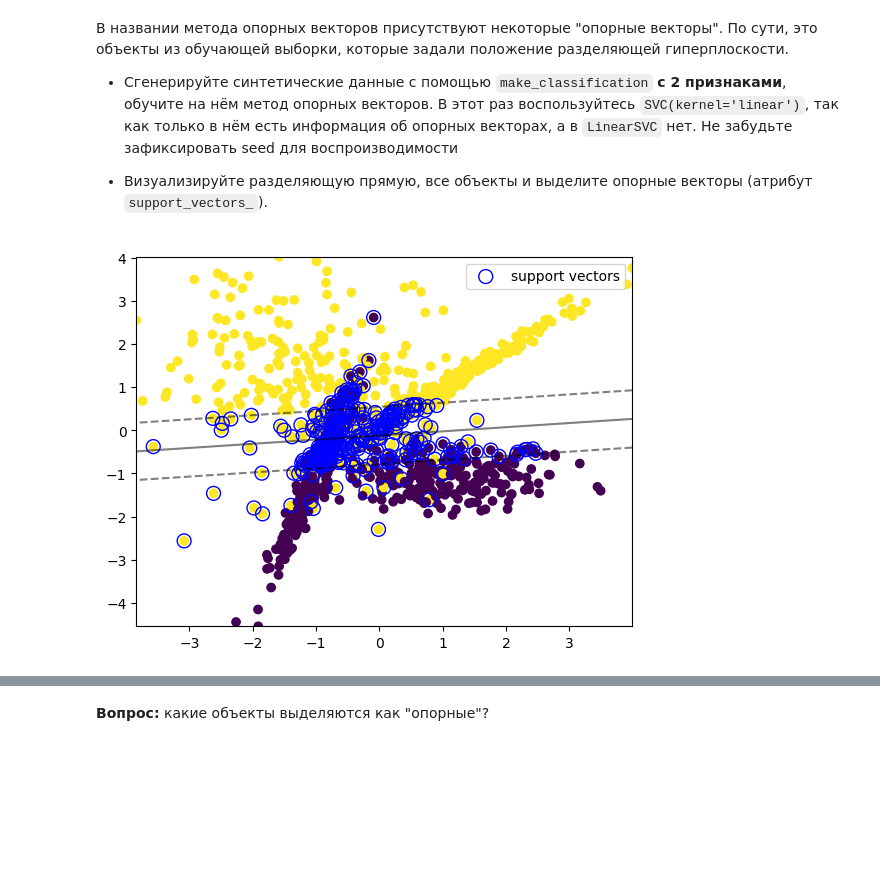
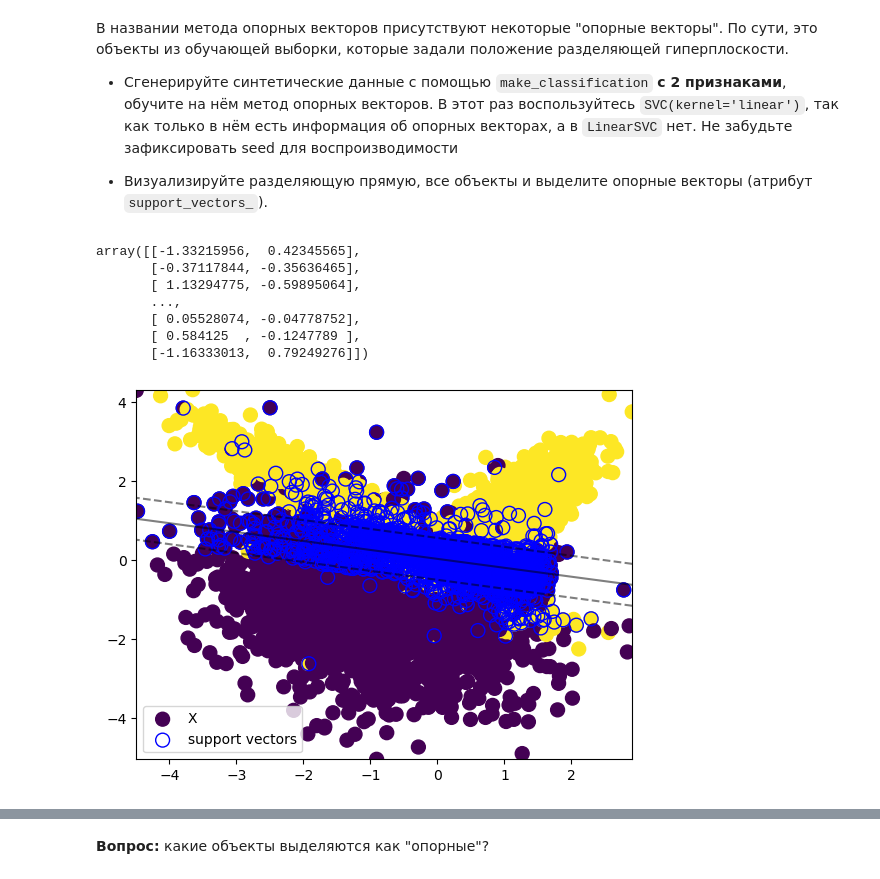
Before and after one commit to diemvs/hse_hw, a Jupyter notebook: ml/hw4/homework-practice-04-linclass-SataevDmitriy.ipynb, the cells around one changed output, grey strips where cells are left out. Saved outputs shown, nothing was run; the diff lists cells and outputs as text; code cells hidden in the pictures; blank space fills up the shorter version.

```diff
--- a/ml/hw4/homework-practice-04-linclass-SataevDmitriy.ipynb
+++ b/ml/hw4/homework-practice-04-linclass-SataevDmitriy.ipynb
@@ -351,33 +335,61 @@ LogisticRegression cross-val metrics
+# %%
+X, y = make_classification(n_samples=10000, n_features=2, n_informative=2, n_redundant=0, random_state=42)
+X_train, X_test, y_train, y_test = train_test_split(X, y, test_size=0.2, random_state=42)
+
+linear_svc = SVC(kernel='linear')
+linear_svc.fit(X_train, y_train)
+
+y_score = linear_svc.decision_function(X_test)
+
+linear_svc.support_vectors_
+# %% [output]
+array([[-1.33215956,  0.42345565],
+       [-0.37117844, -0.35636465],
+       [ 1.13294775, -0.59895064],
+       ...,
+       [ 0.05528074, -0.04778752],
+       [ 0.584125  , -0.1247789 ],
+       [-1.16333013,  0.79249276]])
 # %%
-def plot_svm_2D(X, y, model,  plot_support=True):
+def plot_svm_2D(X, y, model: SVC,  plot_support=True):
 
     #создали сетку
     xx = np.linspace(X[:,0].min(), X[:,0].max(), 30)
     yy = np.linspace(X[:,1].min(), X[:,1].max(), 30)
     YY, XX = np.meshgrid(yy, xx)
     xy = np.vstack([XX.ravel(), YY.ravel()]).T
 
+    support_vectors_x, support_vectors_y = model.support_vectors_[:, 0], model.support_vectors_[:, 1]
+    X_x, X_y = X[:, 0], X[:, 1]
+
     #Ответы модели для сетки для отрисовки разделяющей прямой
-    Z = #your code here
+    Z = model.decision_function(xy).reshape(XX.shape)
 
     plt.contour(XX, YY, Z, colors='k', levels=[-1, 0, 1], alpha=0.5, linestyles=['--', '-', '--'])
 
-
     #Отрисовали выборку
-    plt.scatter(#your code here
-                )
+    plt.scatter(
+            x=X_x,
+            y=X_y,
+            label='X',
+            c=y,
+            s=100
+        )
 
     #Отрисовали опорные векторы
     if plot_support:
-        plt.scatter(#your code here
-                   label='support vectors',
-                   s=100,
-                   linewidth=1,
-                   edgecolor="blue",
-                   facecolors='none')
+        plt.scatter(
+                x=support_vectors_x,
+                y=support_vectors_y,
+                label='support vectors',
+                s=100,
+                linewidth=1,
+                edgecolor="blue",
+                facecolors='none'
+        )
 
     plt.legend()
 
-plot_svm_2D(X, y, model)
+plot_svm_2D(X, y, linear_svc)
 # %% [output]
-[figure, old version]
+[figure, new version]
```
Also changed, not shown: parts of 69 cells of this notebook.
